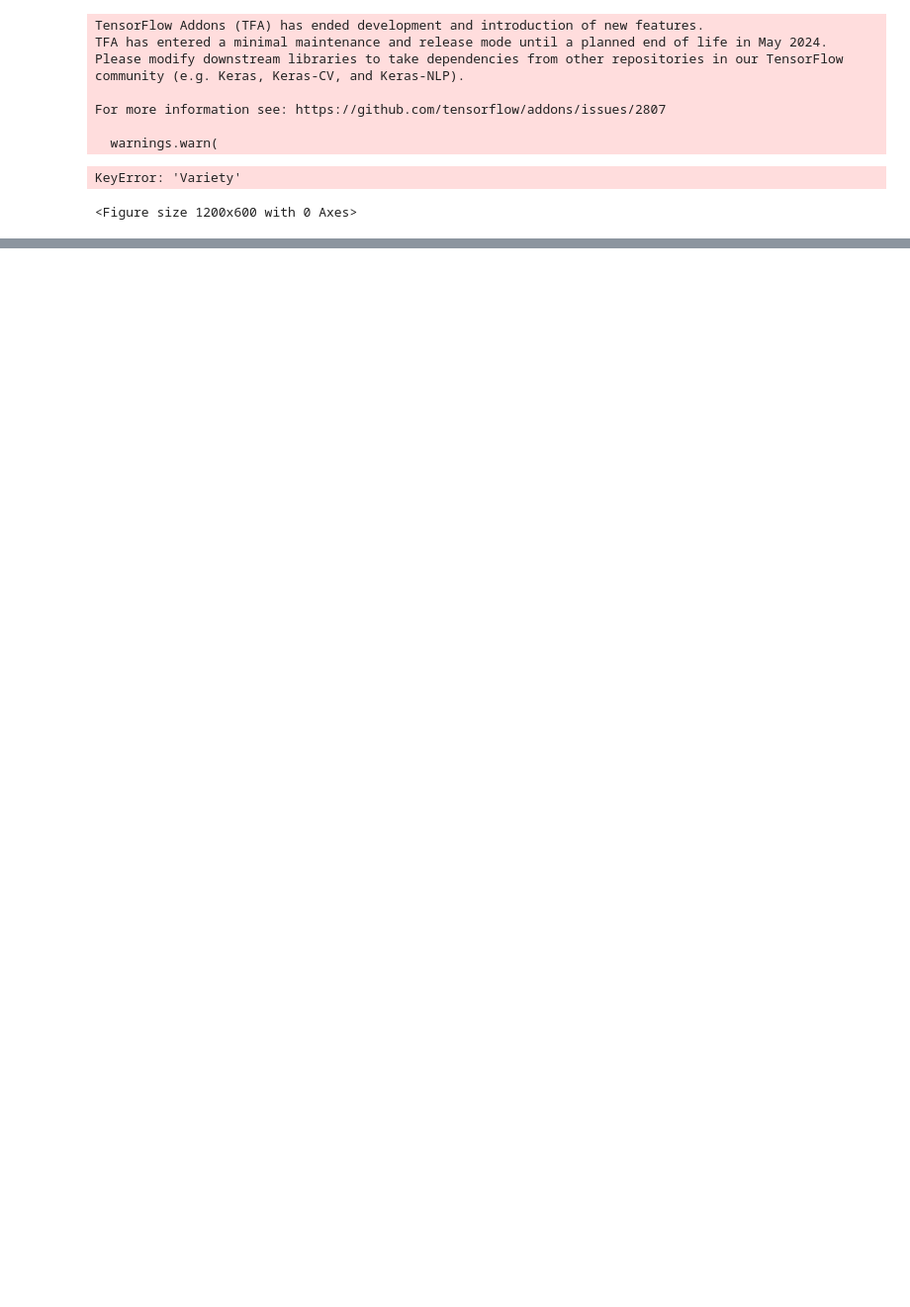
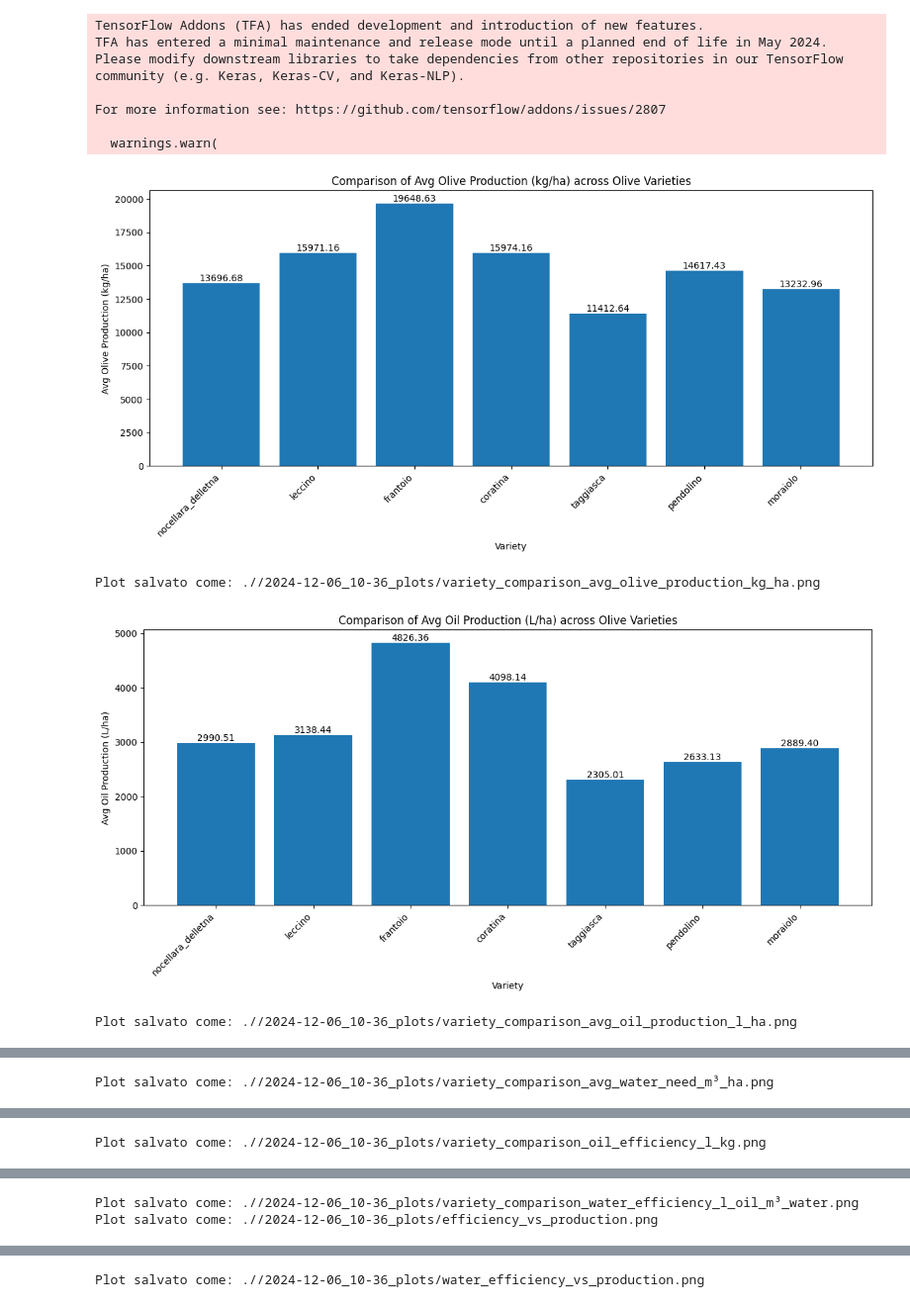
Before and after one commit to giuseppenucifora/tesi-pegaso, a Jupyter notebook: src/models/olive_oli/olive_oil.ipynb, the cells around one changed output, grey strips where cells are left out. Shown at 99% size. Drawn from its saved outputs; the diff is of its cells as text; code cells hidden in the pictures; blank space fills up the shorter version.

Commit message:
add olive oil model

```diff
--- a/src/models/olive_oli/olive_oil.ipynb
+++ b/src/models/olive_oli/olive_oil.ipynb
@@ -418,31 +418,33 @@ def calculate_real_error(model, test_data, test_targets, scaler_y):
 
     return percentage_errors, absolute_errors
 # %%
-simulated_data = pd.read_parquet(f"{data_dir}simulated_data.parquet")
+simulated_data = pd.read_parquet(f"{data_dir}olive_training_dataset.parquet")
 olive_varieties = pd.read_parquet(f"{data_dir}olive_varieties.parquet")
 # Esecuzione dell'analisi
 comparison_data = prepare_comparison_data(simulated_data, olive_varieties)
 
 # Genera i grafici
 plot_variety_comparison(comparison_data, 'Avg Olive Production (kg/ha)')
 plot_variety_comparison(comparison_data, 'Avg Oil Production (L/ha)')
 plot_variety_comparison(comparison_data, 'Avg Water Need (m³/ha)')
 plot_variety_comparison(comparison_data, 'Oil Efficiency (L/kg)')
 plot_variety_comparison(comparison_data, 'Water Efficiency (L oil/m³ water)')
 plot_efficiency_vs_production(comparison_data)
 plot_water_efficiency_vs_production(comparison_data)
 plot_water_need_vs_oil_production(comparison_data)
 
 # Analisi per tecnica
 technique_data = analyze_by_technique(simulated_data, olive_varieties)
 
 print(technique_data)
 
 # Stampa un sommario statistico
 print("Comparison by Variety:")
 print(comparison_data.set_index('Variety'))
 print("\nBest Varieties by Water Efficiency:")
 print(comparison_data.sort_values('Water Efficiency (L oil/m³ water)', ascending=False).head())
 # %% [output]
+[figure, added]
-KeyError: 'Variety'
+Plot salvato come: .//2024-12-06_10-36_plots/variety_comparison_avg_olive_production_kg_ha.png
+[figure, added]
-<Figure size 1200x600 with 0 Axes>
+Plot salvato come: .//2024-12-06_10-36_plots/variety_comparison_avg_oil_production_l_ha.png
@@ -448,0 +452 @@ KeyError: 'Variety'
+Plot salvato come: .//2024-12-06_10-36_plots/variety_comparison_avg_water_need_m³_ha.png
@@ -448,0 +454 @@ KeyError: 'Variety'
+Plot salvato come: .//2024-12-06_10-36_plots/variety_comparison_oil_efficiency_l_kg.png
@@ -448,0 +456,2 @@ KeyError: 'Variety'
+Plot salvato come: .//2024-12-06_10-36_plots/variety_comparison_water_efficiency_l_oil_m³_water.png
+Plot salvato come: .//2024-12-06_10-36_plots/efficiency_vs_production.png
@@ -448,0 +459 @@ KeyError: 'Variety'
+Plot salvato come: .//2024-12-06_10-36_plots/water_efficiency_vs_production.png
```
Also changed, not shown: parts of 12 cells of this notebook, 3 other files.
